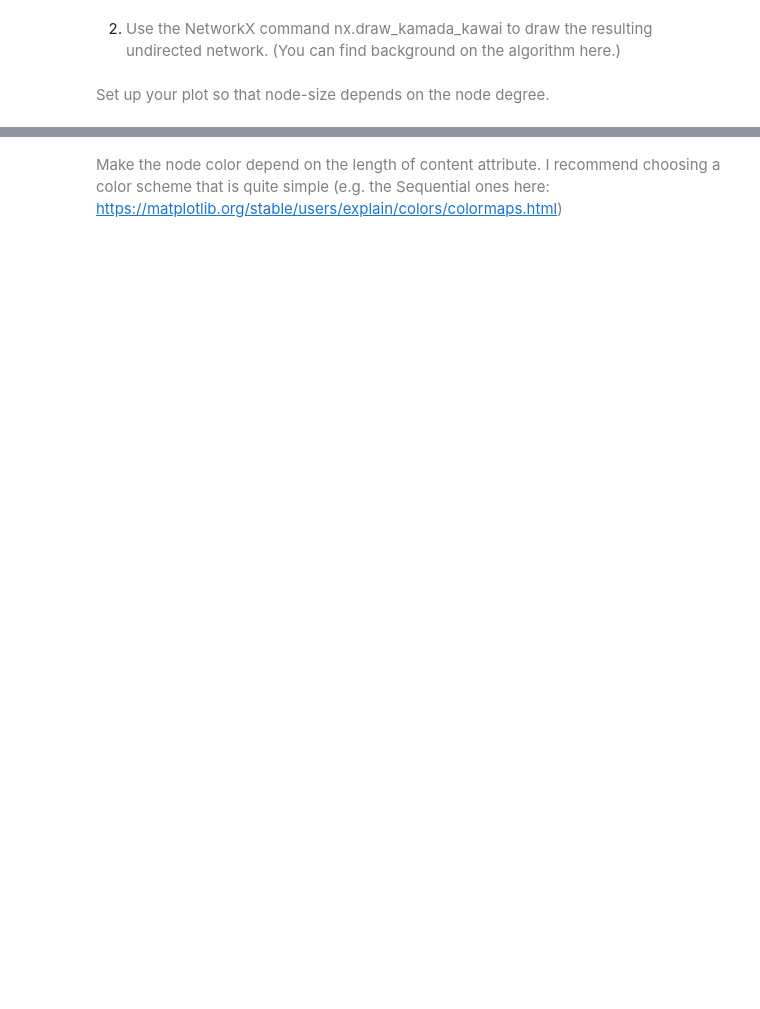
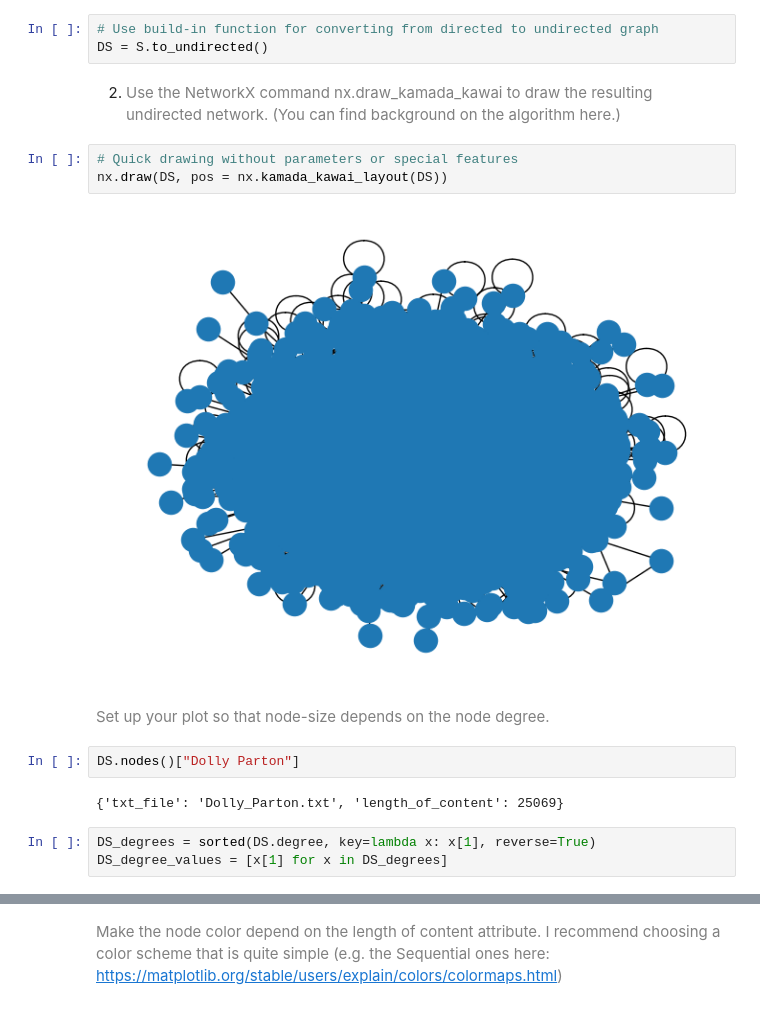
Before and after one commit to AleksandarLukic96/02805_Social_Graphs_and_Interactions, a Jupyter notebook: Exercise_solutions/Assignment_1.ipynb, the cells around one changed output, grey strips where cells are left out. Cells and saved outputs as stored; diff of their text form; blank space fills up the shorter version.

Commit message:
Working on making a nice graph for the final exercise in assignment 1.

```diff
--- a/Exercise_solutions/Assignment_1.ipynb
+++ b/Exercise_solutions/Assignment_1.ipynb
@@ -903,7 +903,22 @@ However, it might be a bit suprising to find singers such as Justin Bieber, Just
 #### Let's build a simple visualization of the network
 # %% [markdown]
 1. <font color='gray'> For the sake of the visualisation, let's convert our network to undirected graph (tip: There is a NetworkX command to help you).</font>
+# %%
+# Use build-in function for converting from directed to undirected graph
+DS = S.to_undirected()
 # %% [markdown]
 2. <font color='gray'> Use the NetworkX command nx.draw_kamada_kawai to draw the resulting undirected network. (You can find background on the algorithm here.)</font>
+# %%
+# Quick drawing without parameters or special features
+nx.draw(DS, pos = nx.kamada_kawai_layout(DS))
+# %% [output]
+[figure, added]
 # %% [markdown]
 <font color='gray'>Set up your plot so that node-size depends on the node degree. </font>
+# %%
+DS.nodes()["Dolly Parton"]
+# %% [output]
+{'txt_file': 'Dolly_Parton.txt', 'length_of_content': 25069}
+# %%
+DS_degrees = sorted(DS.degree, key=lambda x: x[1], reverse=True)
+DS_degree_values = [x[1] for x in DS_degrees]
```
Also changed, not shown: parts of 32 cells of this notebook.
